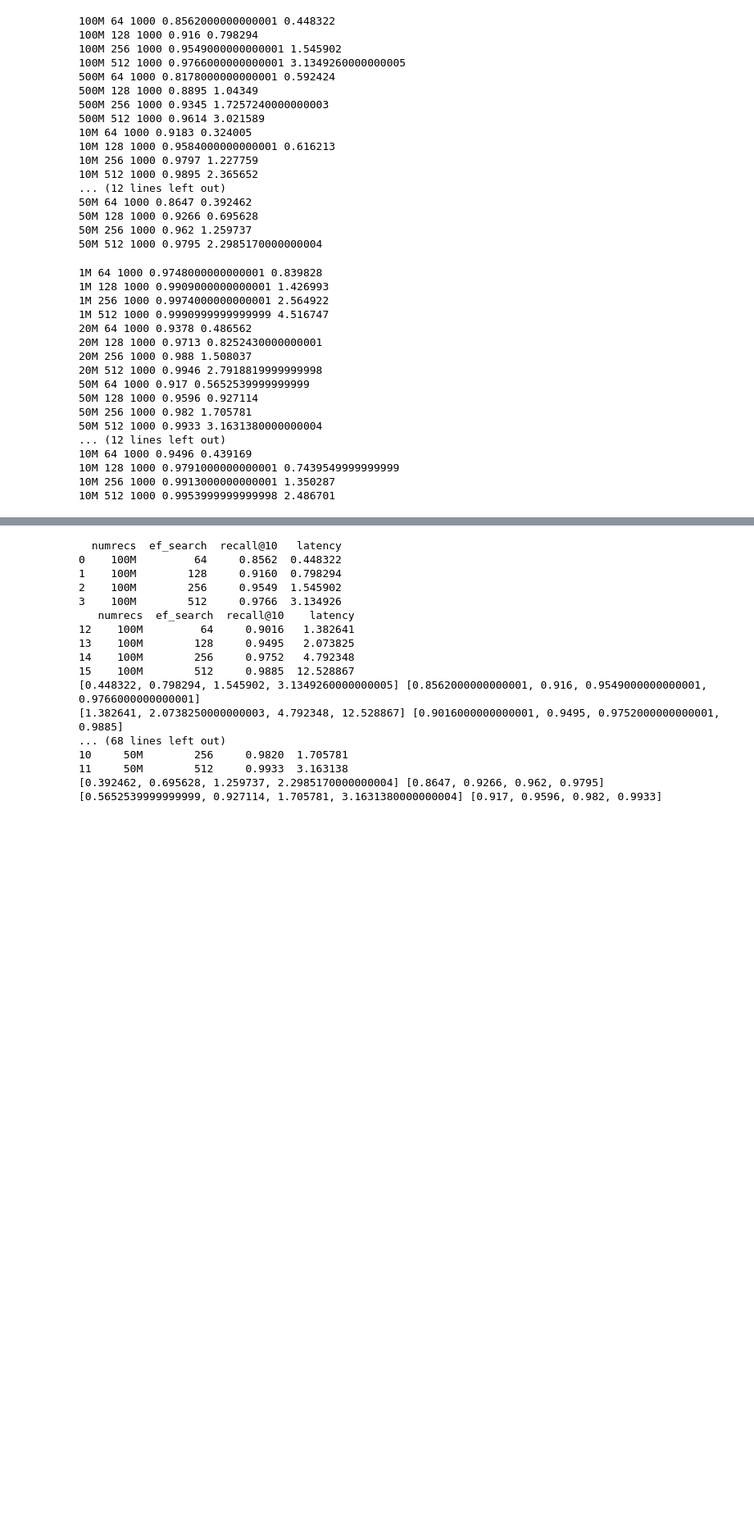
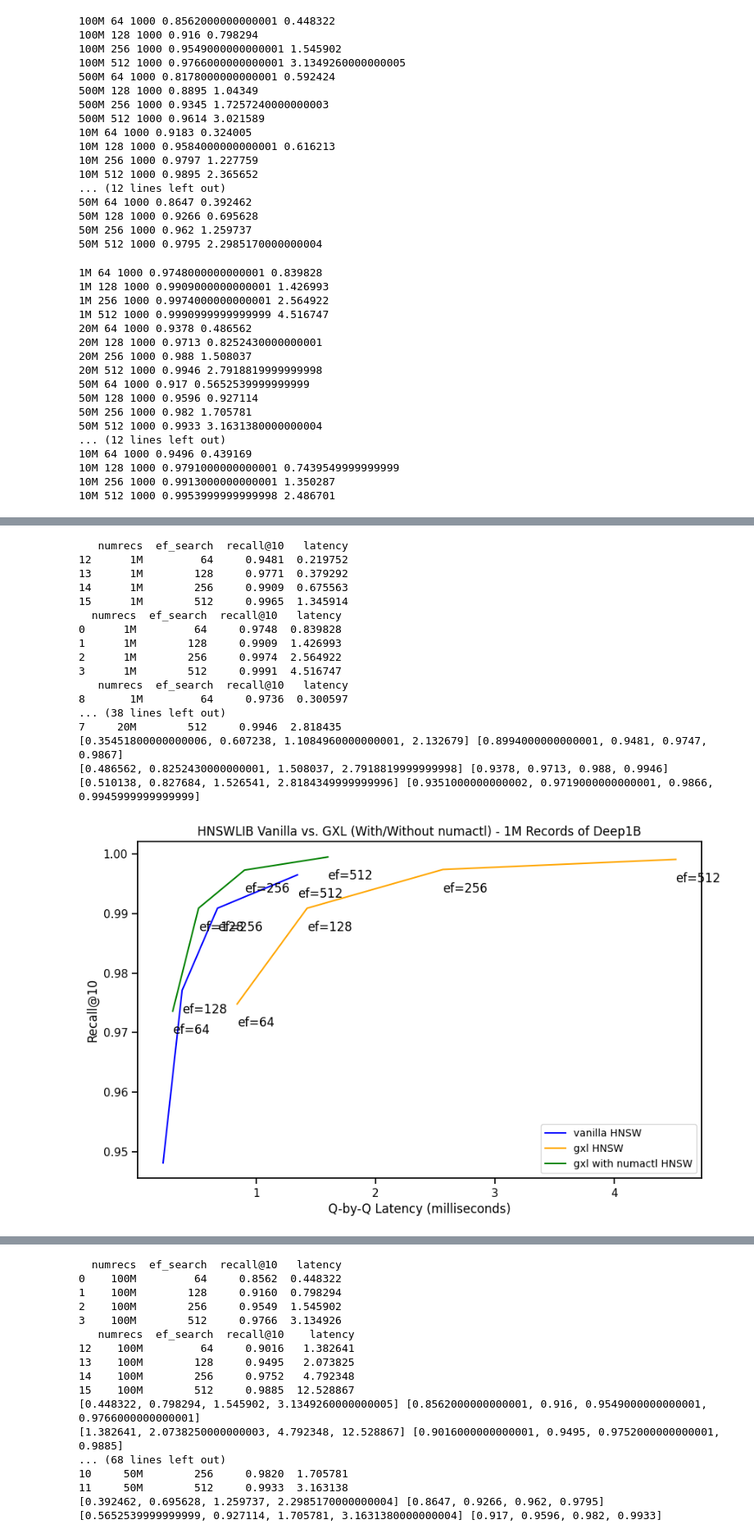
Before and after one commit to iamsabhoho/hnswlib, a Jupyter notebook: gsi/hnswlib_test/analyze.ipynb, the cells around one changed output, grey strips where cells are left out. Shown at 82% size. Drawn from its saved outputs; the diff is of its cells as text; code cells hidden in the pictures; blank space fills up the shorter version.

Commit message:
compare numactl

```diff
--- a/gsi/hnswlib_test/analyze.ipynb
+++ b/gsi/hnswlib_test/analyze.ipynb
@@ -20,6 +20,7 @@ import ipywidgets as widgets
 # Load CSV
 vanilla_csvs = []
 gxl_csvs = []
+gxl_numactl_csvs = []
 
 for file in os.listdir(HNSWLIB_RESULTS_DIR):
     print(file)
@@ -27,10 +28,14 @@ for file in os.listdir(HNSWLIB_RESULTS_DIR):
         if file.endswith(".csv"):
             fpath = os.path.join(HNSWLIB_RESULTS_DIR, file)
             vanilla_csvs.append(fpath)
-    elif 'gxl' in file:
+    elif 'gxl' in file and 'numactl' not in file:
         if file.endswith(".csv"):
             fpath = os.path.join(HNSWLIB_RESULTS_DIR, file)
             gxl_csvs.append(fpath)
+    elif 'numactl' in file:
+        if file.endswith(".csv"):
+            fpath = os.path.join(HNSWLIB_RESULTS_DIR, file)
+            gxl_numactl_csvs.append(fpath)
 
 if len(vanilla_csvs)==0:
     raise Exception("No CSVs found in vanilla!")
@@ -38,6 +43,9 @@ print("found %d CSV files for vanilla" % len(vanilla_csvs))
 if len(gxl_csvs)==0:
     raise Exception("No CSVs found in gxl!")
 print("found %d CSV files for gxl" % len(gxl_csvs))
+if len(gxl_numactl_csvs)==0:
+    raise Exception("No CSVs found in gxl!")
+print("found %d CSV files for gxl with numactl" % len(gxl_numactl_csvs))
 # %% [output]
 gxl_load_deep1B_1m_ef_64_M_32_gxl_512.csv
 gxl_load_deep1B_20m_ef_64_M_32_gxl_512.csv
@@ -61,6 +68,7 @@ found 7 CSV files for gxl
 # Load to df
 vanilla_dfs = []
 gxl_dfs = []
+gxl_numactl_dfs = []
 
 for csv in vanilla_csvs:
     df = pd.read_csv(csv, delimiter='\t')
@@ -70,12 +78,19 @@ for csv in gxl_csvs:
     df = pd.read_csv(csv, delimiter='\t')
     gxl_dfs.append(df)
 
+for csv in gxl_numactl_csvs:
+    df = pd.read_csv(csv, delimiter='\t')
+    gxl_numactl_dfs.append(df)
+
+
 # concat into one master
 print("Concatenating into one master dataframe...")
 vanilla_df = pd.concat( vanilla_dfs )
 gxl_df = pd.concat( gxl_dfs )
+gxl_numactl_df = pd.concat( gxl_numactl_dfs )
 print("There are %d rows" % vanilla_df.shape[0])
 print("There are %d rows" % gxl_df.shape[0])
+print("There are %d rows" % gxl_numactl_df.shape[0])
 vanilla_df.head(10)
 # %% [output]
 Concatenating into one master dataframe...
@@ -309,6 +390,8 @@ def plot_paretto(num_records):
     print(df_vanilla )
     df_gxl = gxl_result_df[ gxl_result_df['numrecs'] == num_records]
     print(df_gxl )
+    df_gxl_numactl = gxl_numactl_result_df[ gxl_numactl_result_df['numrecs'] == num_records]
+    print(df_gxl_numactl)
 
     # extract the lines for plotting
     paretto_vanilla_parameters = list(df_vanilla ['ef_search'])
@@ -321,10 +404,16 @@ def plot_paretto(num_records):
     paretto_gxl_recall = list(df_gxl ['recall@10'])
     print(paretto_gxl_search, paretto_gxl_recall)
 
+    paretto_gxl_numactl_parameters = list(df_gxl_numactl ['ef_search'])
+    paretto_gxl_numactl_search = list(df_gxl_numactl ['latency'])
+    paretto_gxl_numactl_recall = list(df_gxl_numactl ['recall@10'])
+    print(paretto_gxl_numactl_search, paretto_gxl_numactl_recall)
+
     # plot
     fig, ax = plt.subplots(figsize=(10, 6))
     ax.plot(paretto_vanilla_search, paretto_vanilla_recall, color='blue', label='vanilla HNSW')
     ax.plot(paretto_gxl_search, paretto_gxl_recall, color='orange', label='gxl HNSW')
+    ax.plot(paretto_gxl_numactl_search, paretto_gxl_numactl_recall, color='green', label='gxl with numactl HNSW')
 
     # annotate hnsw
     for i, bits in enumerate(paretto_vanilla_parameters):
@@ -340,14 +429,44 @@ def plot_paretto(num_records):
                 textcoords="offset points"
                 )
 
+    for i, bits in enumerate(paretto_gxl_numactl_parameters):
+        ax.annotate("ef=%d"%bits,
+                xy=(paretto_gxl_numactl_search[i],paretto_gxl_numactl_recall[i]-0.005 ),
+                xytext=(0.0,7),
+                textcoords="offset points"
+                )
+
     ax.set_xlabel("Q-by-Q Latency (milliseconds)")
     ax.set_ylabel("Recall@10")
-    title = f"HNSWLIB Vanilla vs. GXL - {num_records} Records of Deep1B"
+    title = f"HNSWLIB Vanilla vs. GXL (With/Without numactl) - {num_records} Records of Deep1B"
     plt.title(title)
     ax.legend(loc='lower right', fontsize='small')
 
-    save_path = f'results/vis/vanilla_gxl_paretto{num_records}.png'
+    save_path = f'results/vis/vanilla_gxl_numactl_paretto{num_records}.png'
 
     fig.savefig(save_path)
 
     return "done"
+# %%
+lst = ['1M', '10M', '20M']
+for i in lst:
+    plot_paretto(i)
+# %% [output]
+   numrecs  ef_search  recall@10   latency
+12      1M         64     0.9481  0.219752
+13      1M        128     0.9771  0.379292
+14      1M        256     0.9909  0.675563
+15      1M        512     0.9965  1.345914
+  numrecs  ef_search  recall@10   latency
+0      1M         64     0.9748  0.839828
+1      1M        128     0.9909  1.426993
+2      1M        256     0.9974  2.564922
+3      1M        512     0.9991  4.516747
+   numrecs  ef_search  recall@10   latency
+8       1M         64     0.9736  0.300597
+... (38 lines left out)
+7     20M        512     0.9946  2.818435
+[0.35451800000000006, 0.607238, 1.1084960000000001, 2.132679] [0.8994000000000001, 0.9481, 0.9747, 0.9867]
+[0.486562, 0.8252430000000001, 1.508037, 2.7918819999999998] [0.9378, 0.9713, 0.988, 0.9946]
+[0.510138, 0.827684, 1.526541, 2.8184349999999996] [0.9351000000000002, 0.9719000000000001, 0.9866, 0.9945999999999999]
+[figure, added]
```
Also changed, not shown: parts of 16 cells of this notebook, 1 other file.
